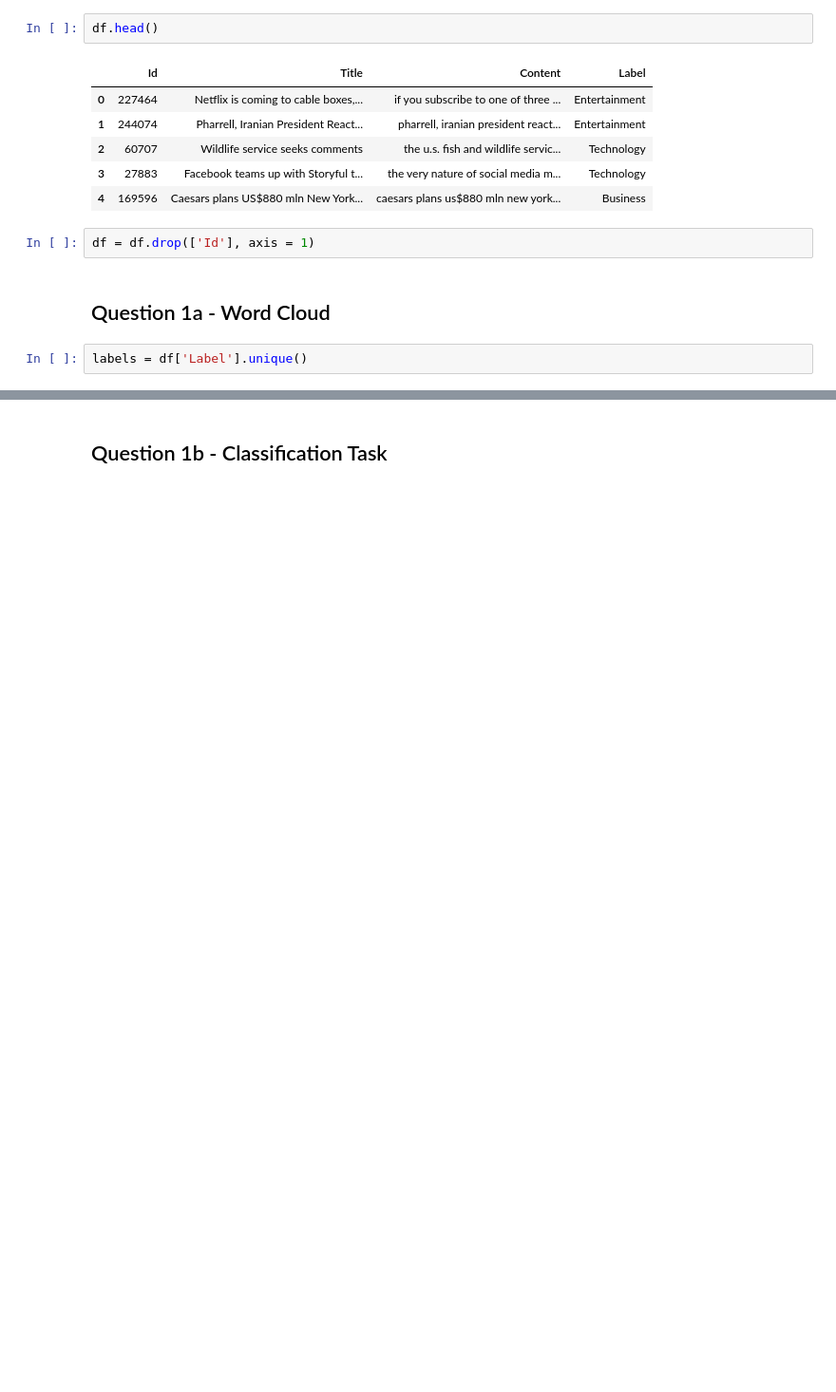
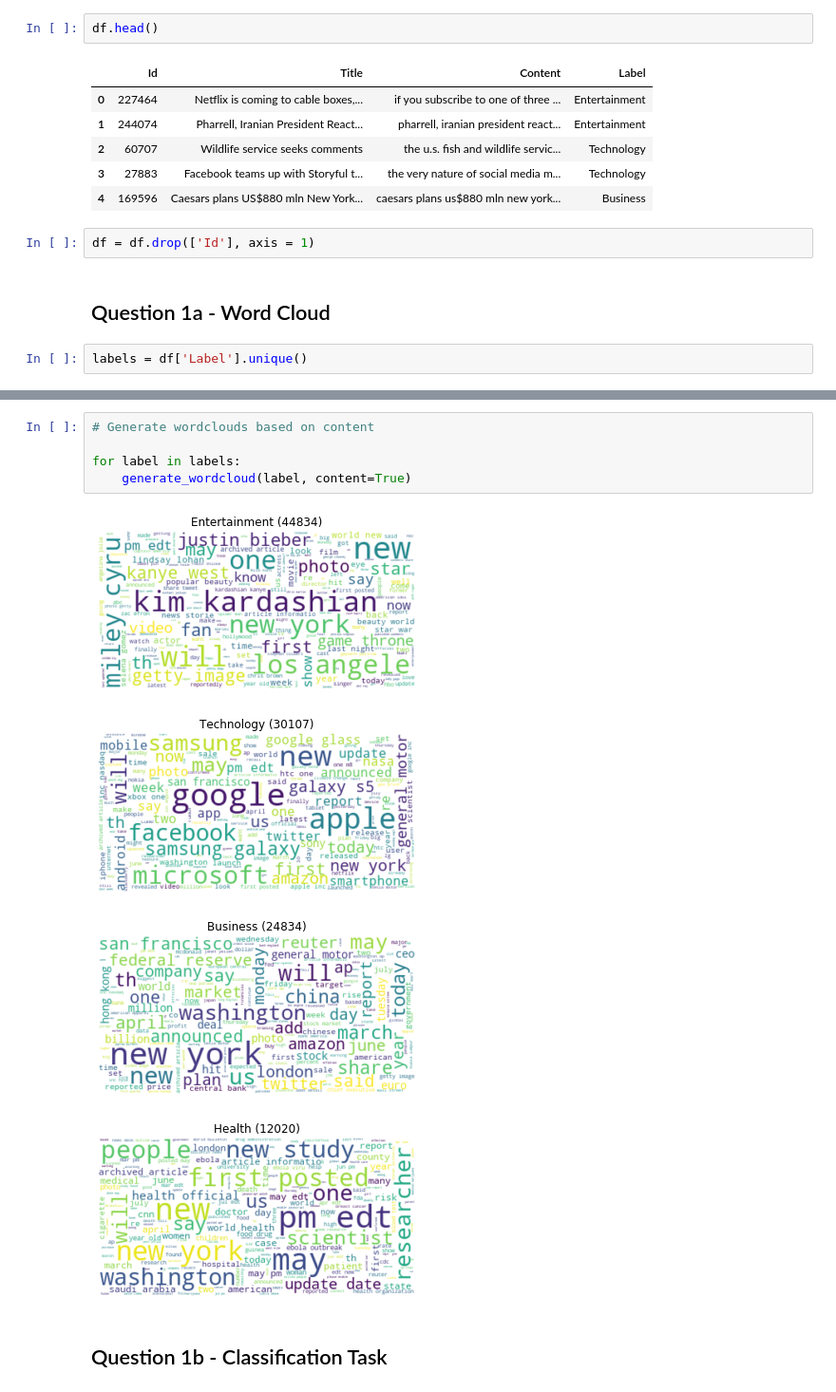
Before and after one commit to ippokratoys/big-data-analytics, a Jupyter notebook: question_1.ipynb, the cells around one changed output, grey strips where cells are left out. Shown at 95% size. Cells and saved outputs as stored; diff of their text form; blank space fills up the shorter version.

```diff
--- a/question_1.ipynb
+++ b/question_1.ipynb
@@ -58,2 +65,12 @@ for label in labels:
+# %%
+# Generate wordclouds based on content
+
+for label in labels:
+    generate_wordcloud(label, content=True)
+# %% [output]
+[figure, added]
+[figure, added]
+[figure, added]
+[figure, added]
 # %% [markdown]
 ## Question 1b - Classification Task
```
Also changed, not shown: parts of 35 cells of this notebook, 1 other file.
